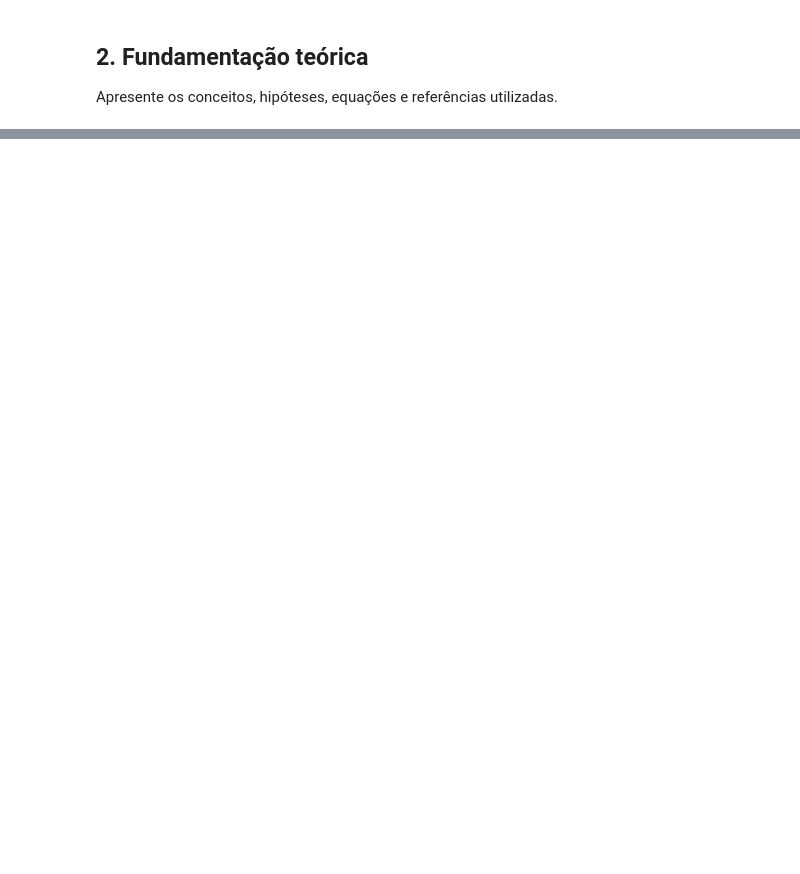
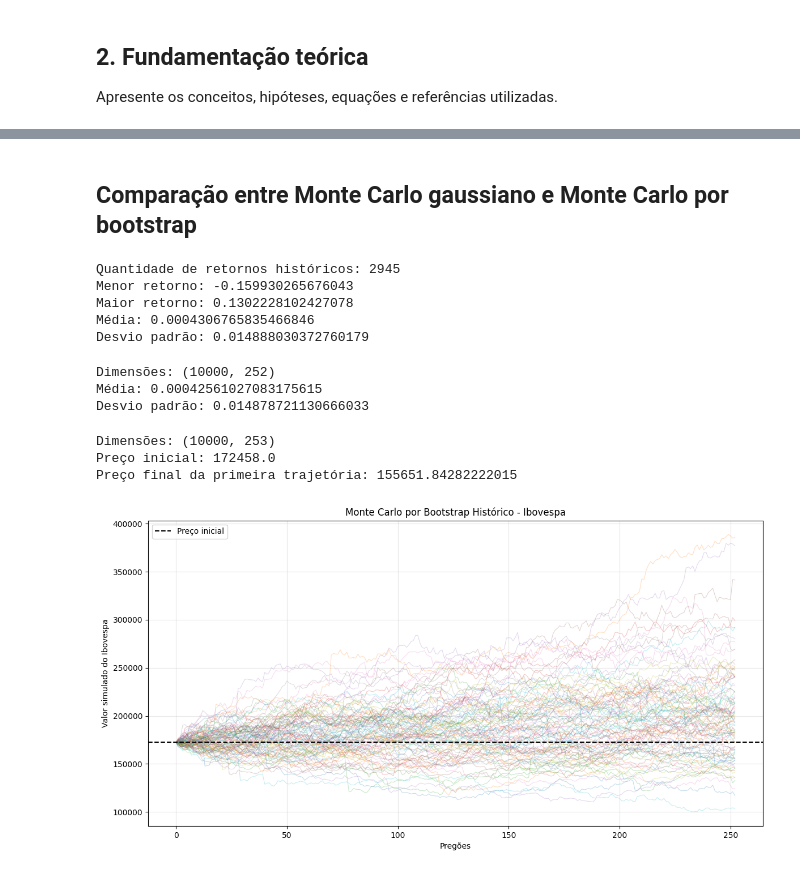
Before and after one commit to Raskonikov23/Statistical-Physics-Financial-Markets-main, a Jupyter notebook: notebooks/08_Simulacao_Monte_Carlo.ipynb, the cells around one changed output, grey strips where cells are left out. Drawn from its saved outputs; the diff is of its cells as text; code cells hidden in the pictures; blank space fills up the shorter version.

```diff
--- a/notebooks/08_Simulacao_Monte_Carlo.ipynb
+++ b/notebooks/08_Simulacao_Monte_Carlo.ipynb
@@ -28,0 +304,79 @@ Resuma os principais achados e indique a próxima etapa.
+# %% [markdown]
+## Comparação entre Monte Carlo gaussiano e Monte Carlo por bootstrap
+# %%
+print("Quantidade de retornos históricos:", len(retornos))
+print("Menor retorno:", retornos.min())
+print("Maior retorno:", retornos.max())
+print("Média:", retornos.mean())
+print("Desvio padrão:", retornos.std())
+# %% [output]
+Quantidade de retornos históricos: 2945
+Menor retorno: -0.159930265676043
+Maior retorno: 0.1302228102427078
+Média: 0.0004306765835466846
+Desvio padrão: 0.014888030372760179
+# %%
+np.random.seed(42)
+
+retornos_historicos = retornos.to_numpy()
+
+retornos_bootstrap = np.random.choice(
+    retornos_historicos,
+    size=(M, N),
+    replace=True
+)
+
+print("Dimensões:", retornos_bootstrap.shape)
+print("Média:", retornos_bootstrap.mean())
+print("Desvio padrão:", retornos_bootstrap.std())
+# %% [output]
+Dimensões: (10000, 252)
+Média: 0.00042561027083175615
+Desvio padrão: 0.014878721130666033
+# %%
+trajetorias_bootstrap = np.zeros((M, N + 1))
+
+trajetorias_bootstrap[:, 0] = S0
+
+for t in range(N):
+    trajetorias_bootstrap[:, t + 1] = (
+        trajetorias_bootstrap[:, t]
+        * np.exp(retornos_bootstrap[:, t])
+    )
+
+print("Dimensões:", trajetorias_bootstrap.shape)
+print("Preço inicial:", trajetorias_bootstrap[0, 0])
+print("Preço final da primeira trajetória:",
+      trajetorias_bootstrap[0, -1])
+# %% [output]
+Dimensões: (10000, 253)
+Preço inicial: 172458.0
+Preço final da primeira trajetória: 155651.84282222015
+# %%
+plt.figure(figsize=(14, 7))
+
+tempo_mc = np.arange(N + 1)
+
+for i in range(100):
+    plt.plot(
+        tempo_mc,
+        trajetorias_bootstrap[i],
+        alpha=0.25,
+        linewidth=0.8
+    )
+
+plt.axhline(
+    S0,
+    linestyle="--",
+    color="black",
+    label="Preço inicial"
+)
+
+plt.title("Monte Carlo por Bootstrap Histórico - Ibovespa")
+plt.xlabel("Pregões")
+plt.ylabel("Valor simulado do Ibovespa")
+plt.legend()
+plt.grid(alpha=0.3)
+plt.show()
+# %% [output]
+[figure, added]
```
Also changed, not shown: parts of 71 cells of this notebook, 1 other file.
